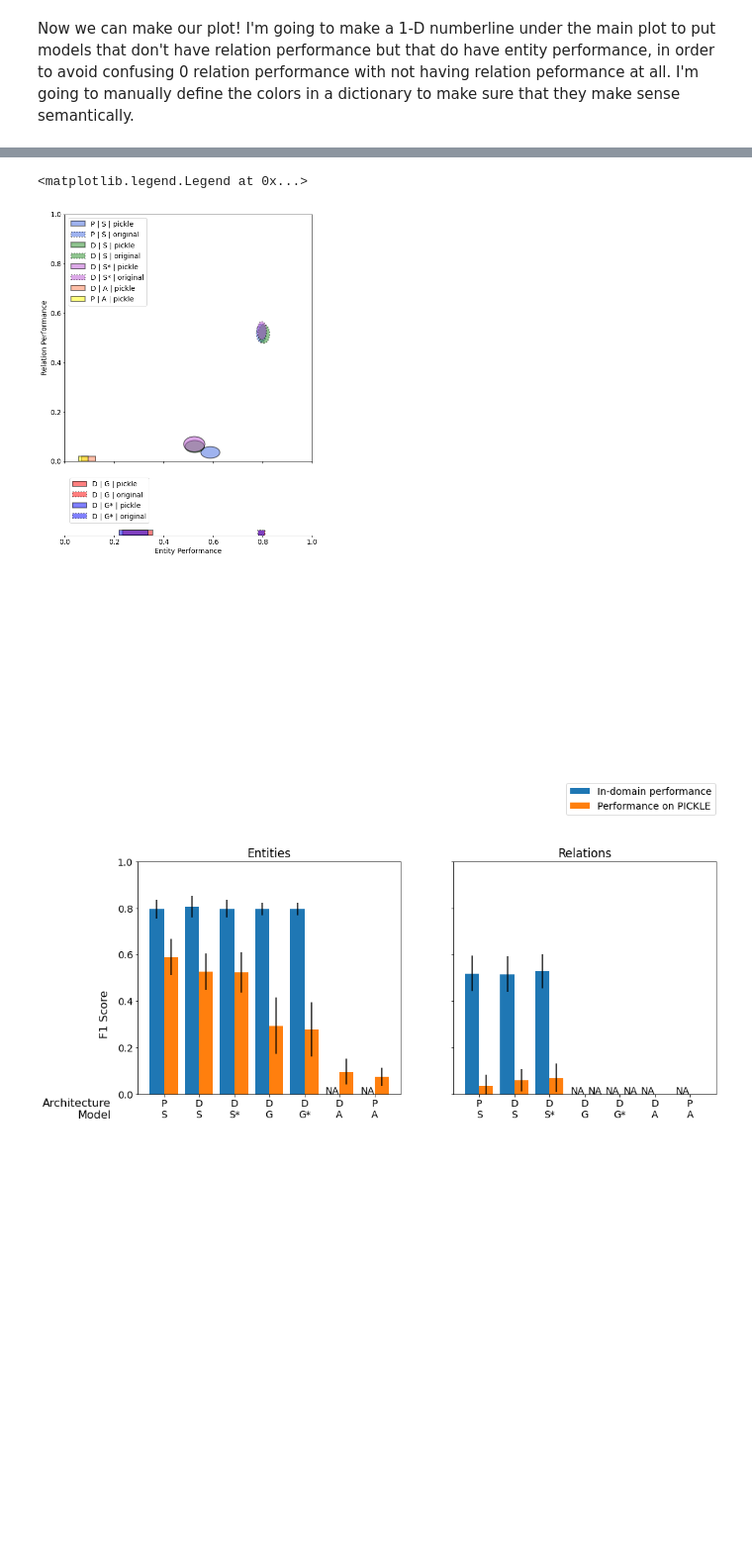
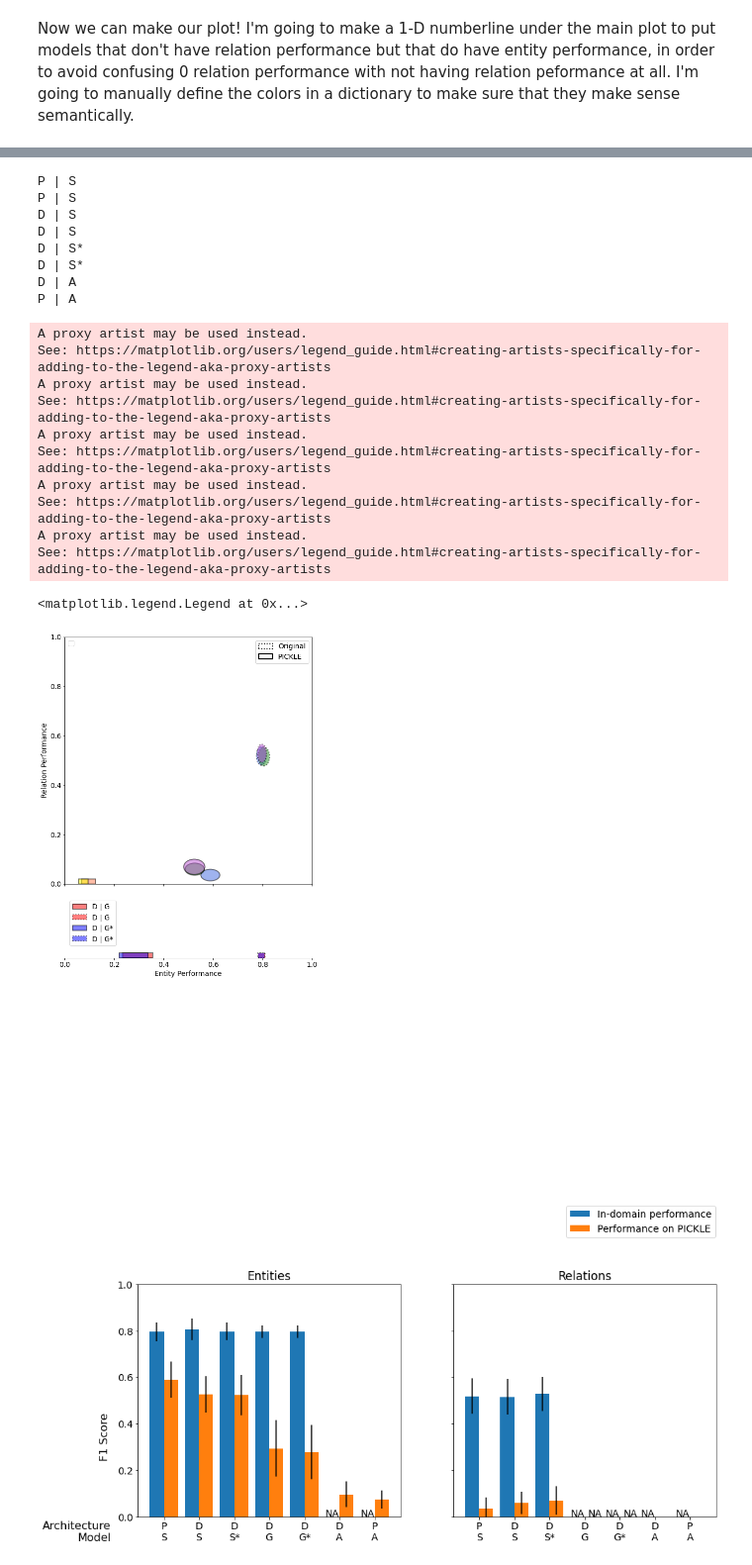
Before and after one commit to ShiuLab/pickle-corpus-code, a Jupyter notebook: jupyter_notebooks/model_performance_figures.ipynb, the cells around one changed output, grey strips where cells are left out. Shown at 99% size. Saved outputs shown, nothing was run; the diff lists cells and outputs as text; code cells hidden in the pictures; blank space fills up the shorter version.

```diff
--- a/jupyter_notebooks/model_performance_figures.ipynb
+++ b/jupyter_notebooks/model_performance_figures.ipynb
@@ -306,16 +299,11 @@ dict_keys(['D | G | pickle', 'D | G | original', 'D | G* | pickle', 'D | G* | or
 # %%
-full_entry_colors = {'P | S | pickle': 'royalblue',
-                     'P | S | original': 'royalblue',
-                     'D | S | pickle': 'forestgreen',
-                     'D | S | original': 'forestgreen',
-                     'D | S* | pickle': 'mediumorchid',
-                     'D | S* | original': 'mediumorchid',
-                     'D | A | pickle': 'coral',
-                     'P | A | pickle': 'yellow',
-                     'D | G | pickle': 'red',
-                     'D | G | original': 'red',
-                     'D | G* | pickle': 'blue',
-                     'D | G* | original': 'blue'}
+full_entry_colors = {'P | S': 'royalblue',
+                     'D | S': 'forestgreen',
+                     'D | S*': 'mediumorchid',
+                     'D | A': 'coral',
+                     'P | A': 'yellow',
+                     'D | G': 'red',
+                     'D | G*': 'blue'}
 # %%
 fig, axs = plt.subplots(2, subplot_kw={'aspect': 'equal'}, figsize=(20, 20), sharex=True)
 
@@ -323,8 +311,9 @@ fig, axs = plt.subplots(2, subplot_kw={'aspect': 'equal'}, figsize=(20, 20), sha
 for label, ell_tup in f1_full_entries.items():
 
     # Get color & linestyle
-    color = full_entry_colors[label]
-    if label.split(' | ')[-1] == 'original':
+    color_label = ' | '.join(label.split(' | ')[:-1])
+    color = full_entry_colors[color_label]
+    if label.split(' | ')[-1] == 'Original':
         linestyle = ':'
     else:
         linestyle = '-'
@@ -333,47 +322,85 @@ for label, ell_tup in f1_full_entries.items():
     if 0 in ell_tup:
         rect_x = ell_tup[0] - 0.5*ell_tup[2]
         shape = Rectangle((rect_x, 0), ell_tup[2], 0.02, edgecolor='black', linewidth=2,
-                          linestyle=linestyle, facecolor=color, label=label, alpha=0.5)
+                          linestyle=linestyle, facecolor=color, label=color_label, alpha=0.5)
     else:
         shape = Ellipse((ell_tup[0], ell_tup[1]), ell_tup[2], ell_tup[3], edgecolor='black', linewidth=2,
-                        linestyle=linestyle, facecolor=color, label=label, alpha=0.5)
+                        linestyle=linestyle, facecolor=color, label=color_label, alpha=0.5)
 
     # Add shape to axis
     axs[0].add_artist(shape)
 
 axs[0].set_ylabel('Relation Performance')
-axs[0].legend(loc='upper left')
+
+# Keep only the solid line version of each model/training set combination
+ellipses, labels = axs[0].get_legend_handles_labels()
+keep_labs, keep_ells = [], []
+for lab, ell in zip(labels, ellipses):
+    print(lab)
+    if lab not in keep_labs:
+        keep_labs.append(lab)
+        keep_ells.append(ell)
+legend1 = axs[0].legend(keep_labs, keep_ells, loc='upper left')
+# Dummy lines with NO entries, just to create the black style legend
+dummy_lines = []
+for linestyle, label in zip([':', '-'], ['Original', 'PICKLE']):
+    dummy_lines.append(Ellipse((0, 0), 0, 0, edgecolor="black", linewidth=2, linestyle=linestyle, label=label,
+                              facecolor='white'))
+legend2 = axs[0].legend(dummy_lines, ['Original', 'PICKLE'])
+# legend2 = plt.legend([dummy_lines[i] for i in [0,1]], loc=4)
+axs[0].add_artist(legend1)
+axs[0].add_artist(legend2)
+
 
 # Make 1D plot for GENIA models
 # axs[1].axhline(0.75, 0, 1, color='black')
 axs[1].spines['bottom'].set_position(('axes', 0.9))
 axs[1].spines['right'].set_color('none')
 axs[1].spines['top'].set_color('none')
 axs[1].spines['left'].set_color('none')
 axs[1].set_yticks([])
 axs[1].set_xlabel('Entity Performance')
 
 for label, ell_tup in f1_partial_entries.items():
 
     # Get color & linestyle
-    color = full_entry_colors[label]
-    if label.split(' | ')[-1] == 'original':
+    color_label = ' | '.join(label.split(' | ')[:-1])
+    color = full_entry_colors[color_label]
+    if label.split(' | ')[-1] == 'Original':
         linestyle = ':'
     else:
         linestyle = '-'
 
     # Make rectangle
     rect_x = ell_tup[0] - 0.5*ell_tup[2]
     shape = Rectangle((rect_x, 0.9), ell_tup[2], 0.02, edgecolor='black', linewidth=2,
-                      linestyle=linestyle, facecolor=color, label=label, alpha=0.5)
+                      linestyle=linestyle, facecolor=color, label=color_label, alpha=0.5)
 
     # Add shape to axis
     axs[1].add_artist(shape)
 
 axs[1].legend(loc=(0.02,0.95))
 # %% [output]
-<matplotlib.legend.Legend at 0x...>
+P | S
+P | S
+D | S
+D | S
+D | S*
+D | S*
+D | A
+P | A
+A proxy artist may be used instead.
+See: https://matplotlib.org/users/legend_guide.html#creating-artists-specifically-for-adding-to-the-legend-aka-proxy-artists
+A proxy artist may be used instead.
+See: https://matplotlib.org/users/legend_guide.html#creating-artists-specifically-for-adding-to-the-legend-aka-proxy-artists
+A proxy artist may be used instead.
+See: https://matplotlib.org/users/legend_guide.html#creating-artists-specifically-for-adding-to-the-legend-aka-proxy-artists
+A proxy artist may be used instead.
+See: https://matplotlib.org/users/legend_guide.html#creating-artists-specifically-for-adding-to-the-legend-aka-proxy-artists
+A proxy artist may be used instead.
+See: https://matplotlib.org/users/legend_guide.html#creating-artists-specifically-for-adding-to-the-legend-aka-proxy-artists
+<matplotlib.legend.Legend at 0x...>
-[figure, old version]
+[figure, new version]
 # %%
 X_axis = np.arange(len(all_perf.index))
 
```
Also changed, not shown: parts of 4 cells of this notebook, 2 other files.
